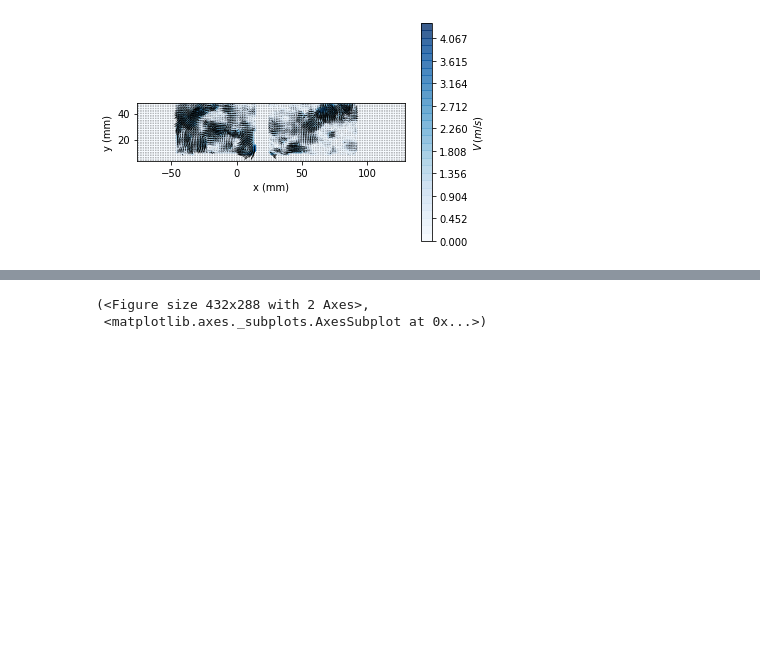
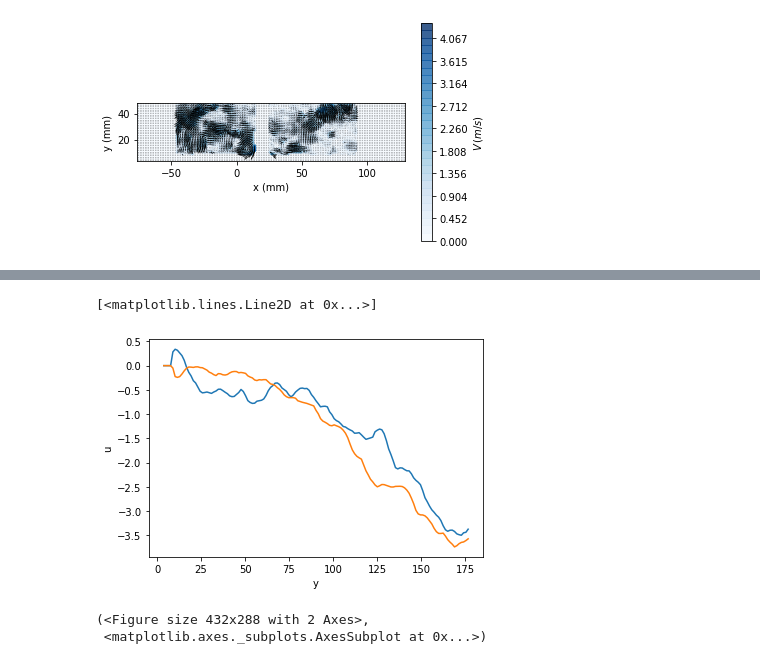
Before and after one commit to alexlib/pivpy, a Jupyter notebook: examples/notebooks/test_urban_canopy.ipynb, the cells around one changed output, grey strips where cells are left out. Cells and saved outputs as stored; diff of their text form; code cells hidden in the pictures; blank space fills up the shorter version.

```diff
--- a/examples/notebooks/test_urban_canopy.ipynb
+++ b/examples/notebooks/test_urban_canopy.ipynb
@@ -59,3 +64,9 @@ plt.plot(data[dict(y=slice(100, None))].mean(dim='t').mean(dim='y').u.values)
+# %%
+data.where((data.x > -40) & (data.x < 0), drop=True).mean(dim='t').u.mean(dim='x').plot()
+data.where((data.x > 20) & (data.x < 80), drop=True).mean(dim='t').u.mean(dim='x').plot()
+# %% [output]
+[<matplotlib.lines.Line2D at 0x...>]
+[figure, added]
 # %%
 graphics.quiver(data.piv.average[dict(y=slice(100,None))])
 # %% [output]
```
Also changed, not shown: parts of 2 cells of this notebook.
